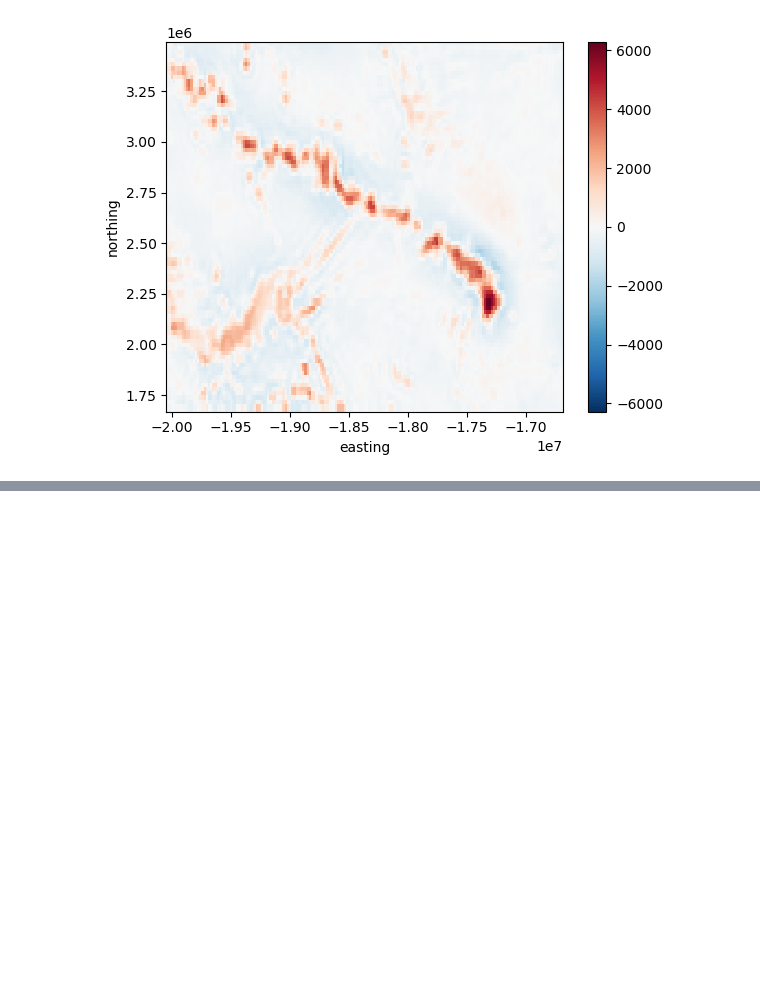
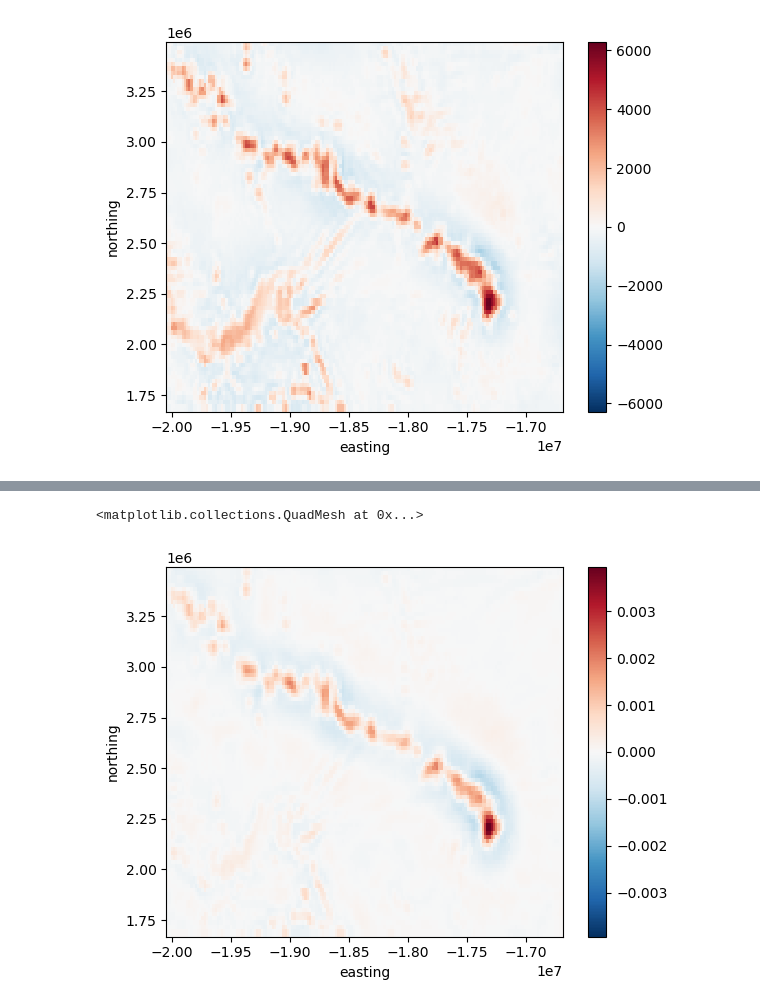
Before and after one commit to leouieda/concurso-usp-aula-2023, a Jupyter notebook: praticas/isostasia.ipynb, the cells around one changed output, grey strips where cells are left out. Saved outputs shown, nothing was run; the diff lists cells and outputs as text; code cells hidden in the pictures; blank space fills up the shorter version.

```diff
--- a/praticas/isostasia.ipynb
+++ b/praticas/isostasia.ipynb
@@ -200,3 +282,6 @@ flexura.plot()
 # %%
-disturbio_ft = xrft.fft(hm.gaussian_highpass(disturbio * 1e-5, wavelength=1e6), true_amplitude=True, true_phase=True)
-disturbio_ft = xrft.fft(disturbio * 1e-5, true_amplitude=True, true_phase=True)
+disturbio_residual = hm.gaussian_highpass(disturbio * 1e-5, wavelength=1e6)
+disturbio_residual.plot()
+# %% [output]
+<matplotlib.collections.QuadMesh at 0x...>
+[figure, added]
```
Also changed, not shown: parts of 32 cells of this notebook, 3 other files.
